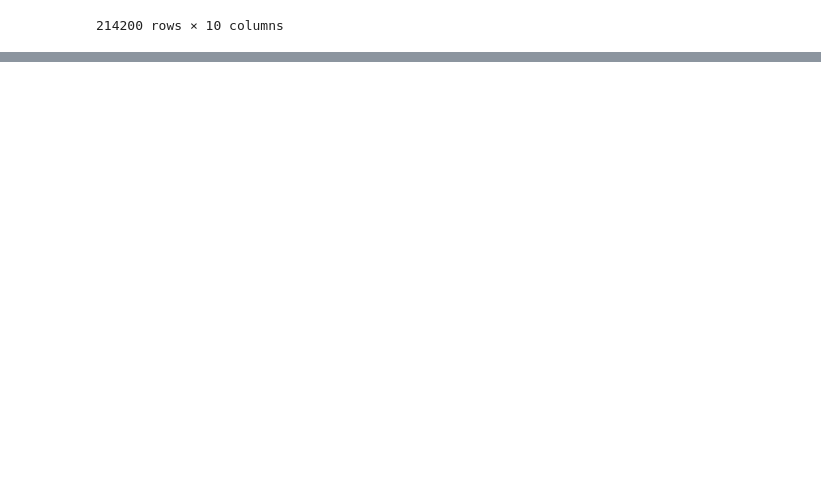
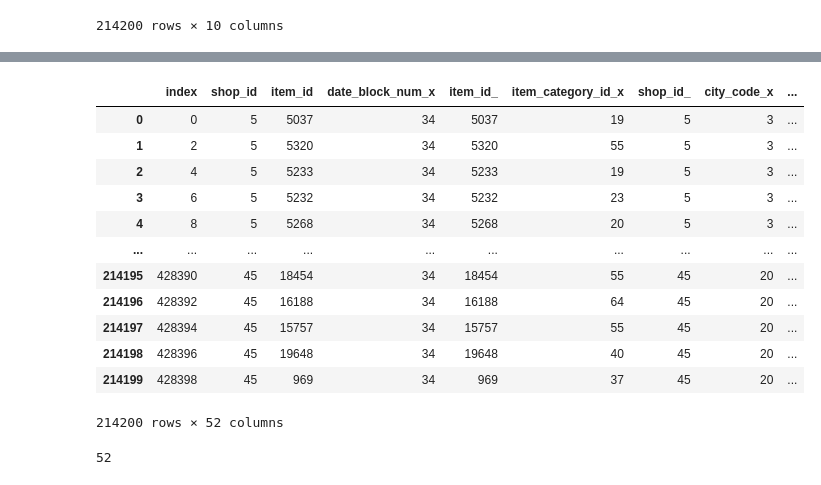
Before and after one commit to kooooyooooo/RussiaShakyo, a Jupyter notebook: shakyo_3.ipynb, the cells around one changed output, grey strips where cells are left out. Drawn from its saved outputs; the diff is of its cells as text; code cells hidden in the pictures; blank space fills up the shorter version.

```diff
--- a/shakyo_3.ipynb
+++ b/shakyo_3.ipynb
@@ -144,0 +575,20 @@ matrix
+# %%
+data = data[['date_block_num', 'shop_id', 'item_id', 'item_cnt_month',
+       'item_category_id', 'city_code',
+       'type_code', 'subtype_code', 'item_cnt_month_lag_1',
+       'item_cnt_month_lag_2', 'item_cnt_month_lag_3', 'item_cnt_month_lag_6',
+       'item_cnt_month_lag_12', 'date_avg_item_cnt_lag_1',
+       'date_item_avg_item_cnt_lag_1', 'date_item_avg_item_cnt_lag_2',
+       'date_item_avg_item_cnt_lag_3', 'date_item_avg_item_cnt_lag_6',
+       'date_item_avg_item_cnt_lag_12', 'date_shop_avg_item_cnt_lag_1',
+       'date_shop_avg_item_cnt_lag_2', 'date_shop_avg_item_cnt_lag_3',
+       'date_shop_avg_item_cnt_lag_6', 'date_shop_avg_item_cnt_lag_12',
+       'date_cat_avg_item_cnt_lag_1', 'date_cat_avg_item_cnt_lag_2',
+       'date_cat_avg_item_cnt_lag_3', 'date_cat_avg_item_cnt_lag_6',
+       'date_cat_avg_item_cnt_lag_12', 'date_shop_cat_avg_item_cnt_lag_1',
+       'date_shop_type_avg_item_cnt_lag_1',
+       'date_shop_subtype_avg_item_cnt_lag_1', 'date_city_avg_item_cnt_lag_1',
+       'date_item_city_avg_item_cnt_lag_1', 'date_type_avg_item_cnt_lag_1',
+       'date_subtype_avg_item_cnt_lag_1', 'delta_price_lag',
+       'delta_revenue_lag_1', 'item_shop_last_sale', 'item_last_sale',
+       'item_shop_first_sale', 'item_first_sale', 'year', 'month']]
@@ -144,0 +615,9 @@ matrix
+# %%
+import re
+data = data.rename(columns = lambda x:re.sub('[^A-Za-z0-9_]+', '', x))
+# %%
+X_train = data[data.date_block_num < 33].drop(['item_cnt_month'], axis=1)
+Y_train = data[data.date_block_num < 33]['item_cnt_month']
+X_valid = data[data.date_block_num == 33].drop(['item_cnt_month'], axis=1)
+Y_valid = data[data.date_block_num == 33]['item_cnt_month']
+X_test = data[data.date_block_num == 34].drop(['item_cnt_month'], axis=1)
@@ -144,0 +714,2 @@ matrix
+# %%
+X_test_ = pd.merge(test, X_test, on=['shop_id', 'item_id'], how='inner')
@@ -144,0 +732,23 @@ matrix
+# %%
+X_test_a = X_test_[::2]
+X_test_a.reset_index(inplace=True)
+X_test_a
+# 無理やり変形
+# %% [output]
+|  | index | shop_id | item_id | date_block_num_x | item_id_ | item_category_id_x | shop_id_ | city_code_x | ... |
+| 0 | 0 | 5 | 5037 | 34 | 5037 | 19 | 5 | 3 | ... |
+| 1 | 2 | 5 | 5320 | 34 | 5320 | 55 | 5 | 3 | ... |
+| 2 | 4 | 5 | 5233 | 34 | 5233 | 19 | 5 | 3 | ... |
+| 3 | 6 | 5 | 5232 | 34 | 5232 | 23 | 5 | 3 | ... |
+| 4 | 8 | 5 | 5268 | 34 | 5268 | 20 | 5 | 3 | ... |
+| ... | ... | ... | ... | ... | ... | ... | ... | ... | ... |
+| 214195 | 428390 | 45 | 18454 | 34 | 18454 | 55 | 45 | 20 | ... |
+| 214196 | 428392 | 45 | 16188 | 34 | 16188 | 64 | 45 | 20 | ... |
+| 214197 | 428394 | 45 | 15757 | 34 | 15757 | 55 | 45 | 20 | ... |
+| 214198 | 428396 | 45 | 19648 | 34 | 19648 | 40 | 45 | 20 | ... |
+| 214199 | 428398 | 45 | 969 | 34 | 969 | 37 | 45 | 20 | ... |
+214200 rows × 52 columns
+# %%
+len(X_test_a.columns)
+# %% [output]
+52
```
Also changed, not shown: parts of 65 cells of this notebook, 1 other file.
